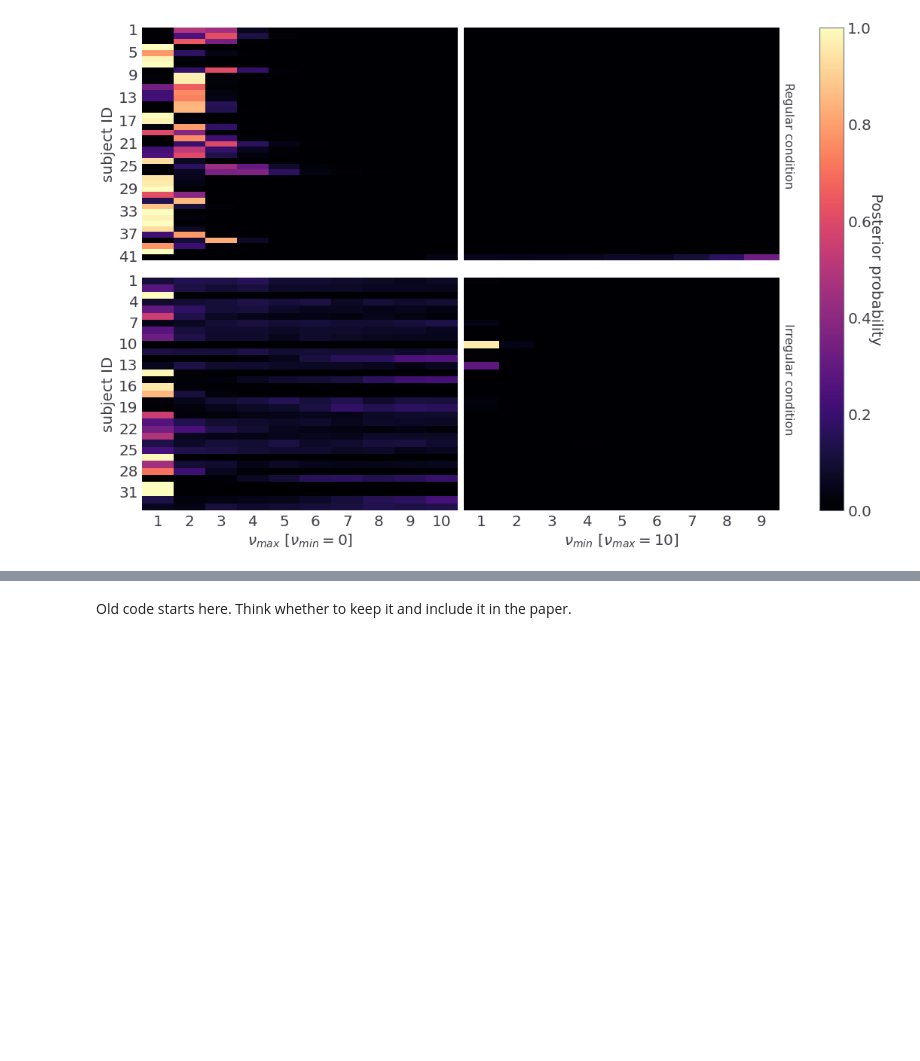
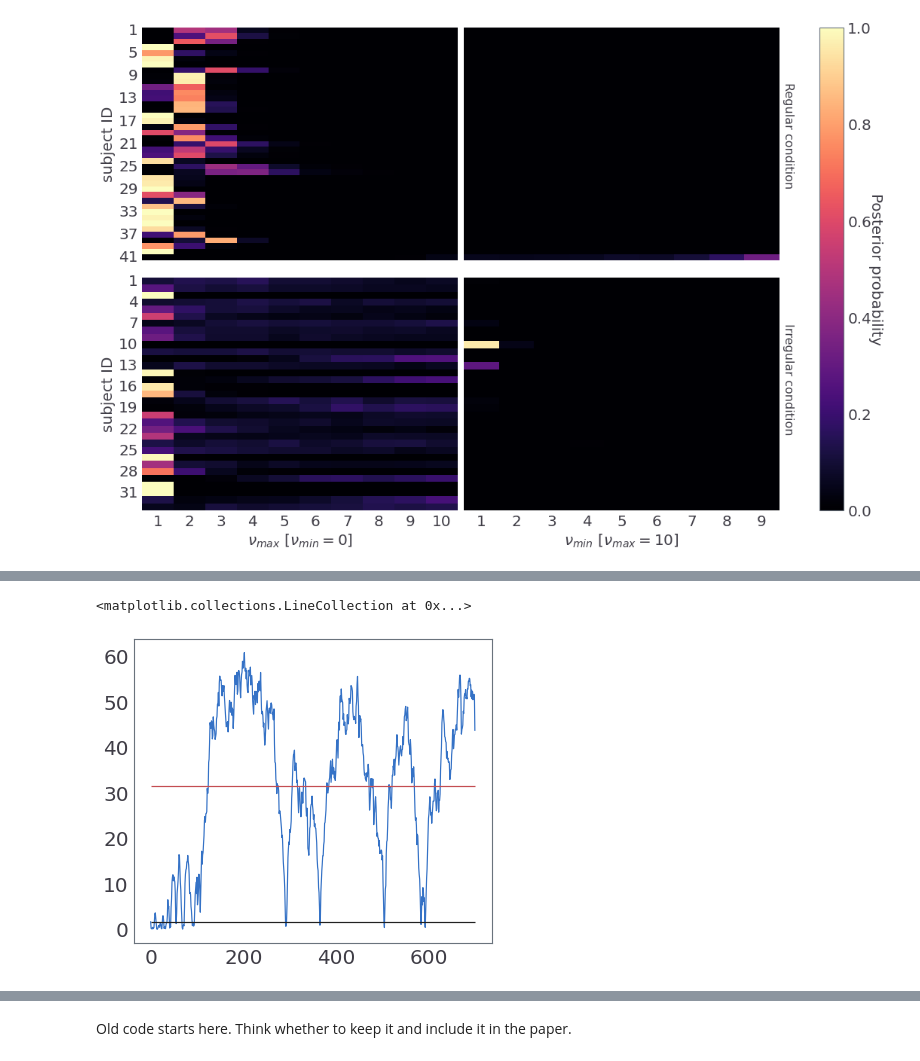
Before and after one commit to dimarkov/pybefit, a Jupyter notebook: examples/temporal_rev_learn/plot_behavioural_data.ipynb, the cells around one changed output, grey strips where cells are left out. Saved outputs shown, nothing was run; the diff lists cells and outputs as text; code cells hidden in the pictures; blank space fills up the shorter version.

```diff
--- a/examples/temporal_rev_learn/plot_behavioural_data.ipynb
+++ b/examples/temporal_rev_learn/plot_behavioural_data.ipynb
@@ -299,36 +270,3 @@ cbar.ax.set_ylabel('Posterior probability', rotation=-90, labelpad=15);
 # fig.savefig('supp_Fig7-1.pdf', bbox_inches='tight', dpi=300)
 # %% [output]
 [figure]
-# %%
-plt.rc('xtick', labelsize=14)
-fig, axes = plt.subplots(1, 2, figsize=(16, 8), sharex=True)
-x_ticks = [r'$\nu_{max}=1, \nu_{min}=0$', r'$\nu_{max} \geq 2, \nu_{min}=0$', r'$\nu_{max} = 10, \nu_{min} \geq 1$']
-
-probs_red = np.stack([probs[:, 0], probs[:, 1:-9].sum(-1), probs[:, -9:].sum(-1)], -1)
-
-for i in range(2):
-    sns.heatmap(data=probs_red[cond[i], :],
-                ax=axes[i],
-                xticklabels=x_ticks,
-                cbar=False,
-                vmin=0,
-                vmax=1,
-                cmap='magma')
-
-axes[0].set_ylabel('subject ID')
-
-axes[0].set_xlabel('model class')
-axes[1].set_xlabel('model class')
-
-axes[0].yaxis.set_ticklabels(range(1, ns_reg + 1, 2))
-axes[1].yaxis.set_ticklabels(range(1, ns_irr + 1, 2))
-
-axes[0].text(.8, -1, 'Regular condition', fontsize=20);
-axes[1].text(.8, -1, 'Irregular condition', fontsize=20);
-
-fig.tight_layout(w_pad=5.0)
-norm = colors.Normalize(vmin=0, vmax=1)
-cbar = fig.colorbar(cm.ScalarMappable(norm=norm, cmap='magma'), ax=axes, pad=0.025)
-cbar.ax.set_ylabel('Posterior probability', rotation=-90, labelpad=20);
-
-# fig.savefig('Fig7.pdf', bbox_inches='tight', dpi=300)
@@ -488,0 +416,8 @@ fig.tight_layout()
+# %%
+s = 18
+plt.plot(samples_mixture['gamma_dyn'].mean(1)[s, :, 0])
+plt.hlines(samples_mixture['gamma'].mean(-1)[s], 0, 700, 'k')
+plt.hlines(samples_mixture['gamma_dyn'].mean(1)[s, :, 0].mean(), 0, 700, 'r')
+# %% [output]
+<matplotlib.collections.LineCollection at 0x...>
+[figure, added]
```
Also changed, not shown: parts of 11 cells of this notebook, 7 other files.
